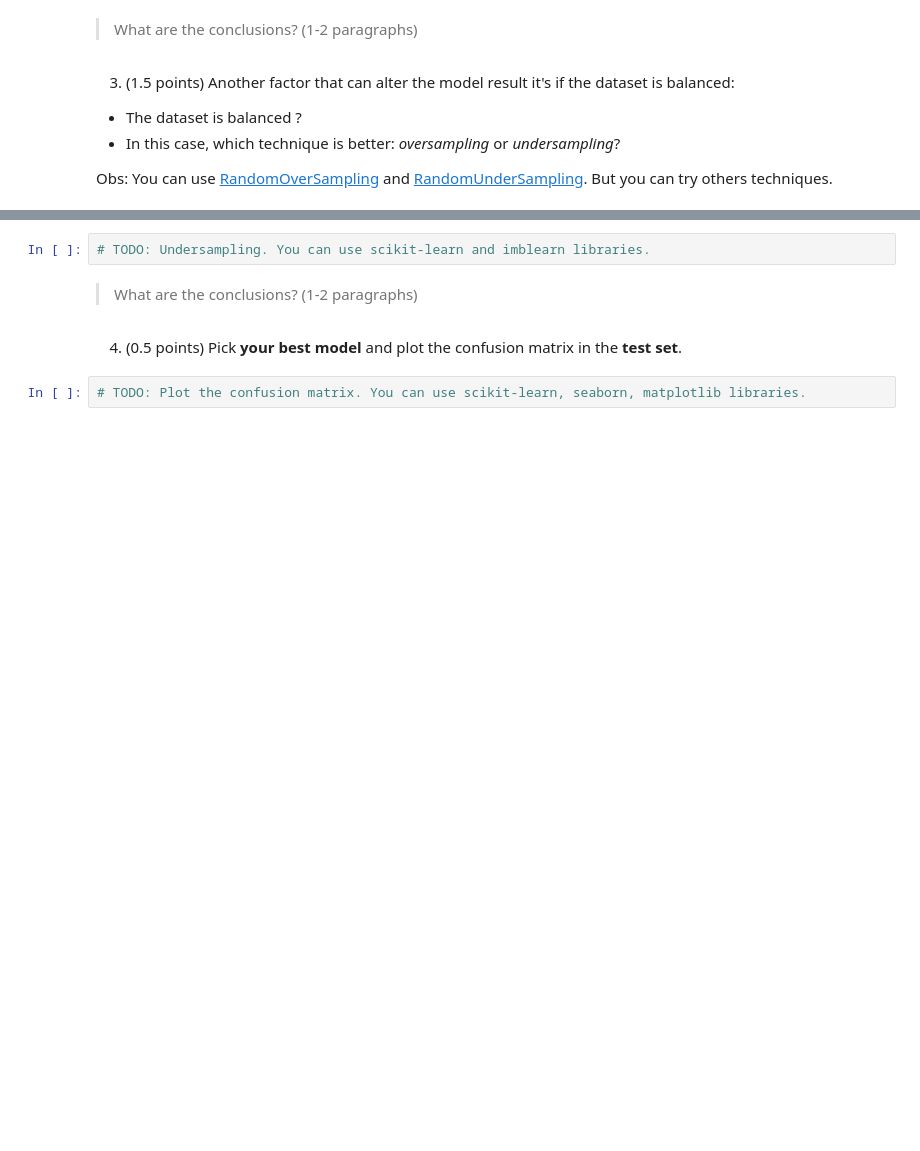
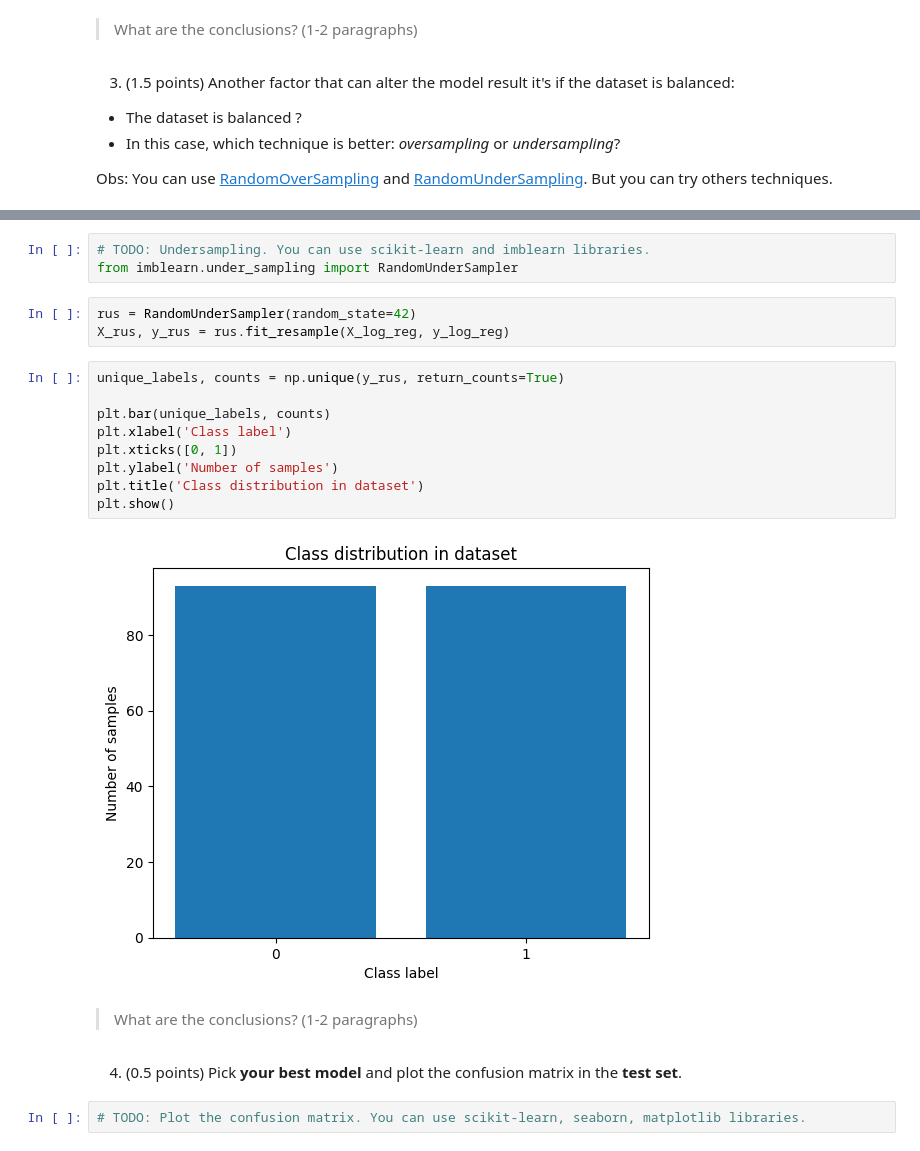
Before and after one commit to rubenscp/MO444-MC886-Tarefas, a Jupyter notebook: Tarefa 02/T2_Classical_Techniques.ipynb, the cells around one changed output, grey strips where cells are left out. Cells and saved outputs as stored; diff of their text form; blank space fills up the shorter version.

```diff
--- a/Tarefa 02/T2_Classical_Techniques.ipynb
+++ b/Tarefa 02/T2_Classical_Techniques.ipynb
@@ -478,5 +559,20 @@ Obs: You can use [RandomOverSampling](https://imbalanced-learn.org/stable/refere
 # %%
 # TODO: Undersampling. You can use scikit-learn and imblearn libraries.
+from imblearn.under_sampling import RandomUnderSampler
+# %%
+rus = RandomUnderSampler(random_state=42)
+X_rus, y_rus = rus.fit_resample(X_log_reg, y_log_reg)
+# %%
+unique_labels, counts = np.unique(y_rus, return_counts=True)
+
+plt.bar(unique_labels, counts)
+plt.xlabel('Class label')
+plt.xticks([0, 1])
+plt.ylabel('Number of samples')
+plt.title('Class distribution in dataset')
+plt.show()
+# %% [output]
+[figure, added]
 # %% [markdown]
 > What are the conclusions? (1-2 paragraphs)
 # %% [markdown]
```
Also changed, not shown: parts of 28 cells of this notebook.
